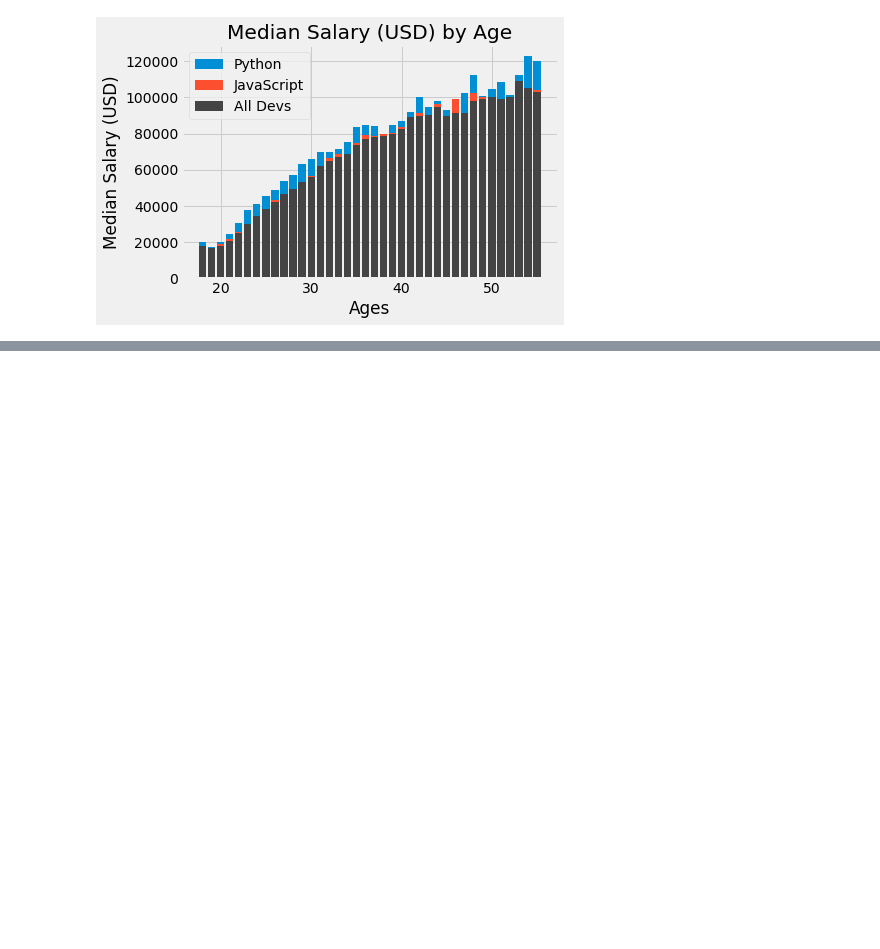
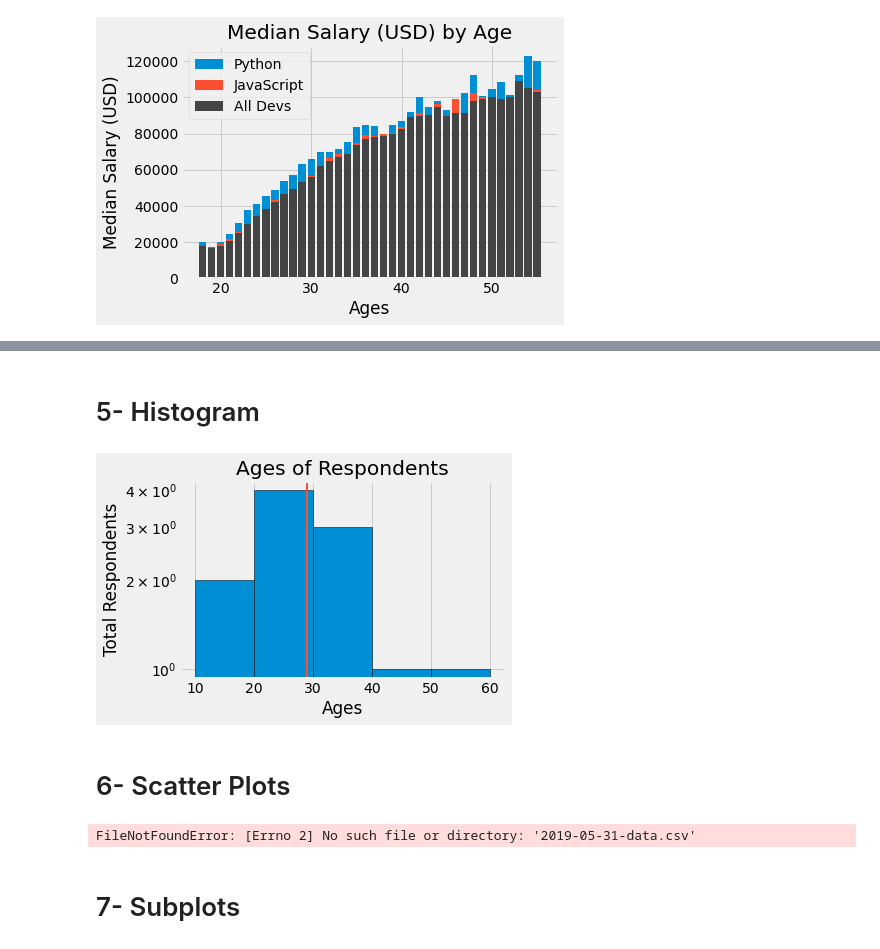
Before and after one commit to Hamza-Tahirr/Matplotlib-, a Jupyter notebook: MATPLOTLIB PLOTS AND CHARTS.ipynb, the cells around one changed output, grey strips where cells are left out. Cells and saved outputs as stored; diff of their text form; code cells hidden in the pictures; blank space fills up the shorter version.

```diff
--- a/MATPLOTLIB PLOTS AND CHARTS.ipynb
+++ b/MATPLOTLIB PLOTS AND CHARTS.ipynb
@@ -240,0 +272,59 @@ plt.show()
+# %% [markdown]
+# 5- Histogram
+# %%
+plt.style.use('fivethirtyeight')
+
+ages = [18, 19, 21, 25, 26, 26, 30, 32, 38, 45, 55]
+
+bins = [10, 20, 30, 40, 50, 60]
+
+plt.hist(ages, bins=bins, edgecolor='black', log=True)
+# plt.legend()
+
+
+median_age = 29
+color = '#fc4f30'
+
+plt.axvline(median_age, color=color, label='Age Median', linewidth=2)
+
+
+plt.title('Ages of Respondents')
+plt.xlabel('Ages')
+plt.ylabel('Total Respondents')
+
+plt.tight_layout()
+
+plt.show()
+# %% [output]
+[figure, added]
+# %% [markdown]
+# 6- Scatter Plots
+# %%
+
+plt.style.use('seaborn')
+
+data = pd.read_csv('2019-05-31-data.csv')
+view_count = data['view_count']
+likes = data['likes']
+ratio = data['ratio']
+
+plt.scatter(view_count, likes, c=ratio, cmap='summer',
+            edgecolor='black', linewidth=1, alpha=0.75)
+
+cbar = plt.colorbar()
+cbar.set_label('Like/Dislike Ratio')
+
+plt.xscale('log')
+plt.yscale('log')
+
+plt.title('Trending YouTube Videos')
+plt.xlabel('View Count')
+plt.ylabel('Total Likes')
+
+plt.tight_layout()
+
+plt.show()
+# %% [output]
+FileNotFoundError: [Errno 2] No such file or directory: '2019-05-31-data.csv'
+# %% [markdown]
+# 7- Subplots
```
Also changed, not shown: parts of 11 cells of this notebook.
